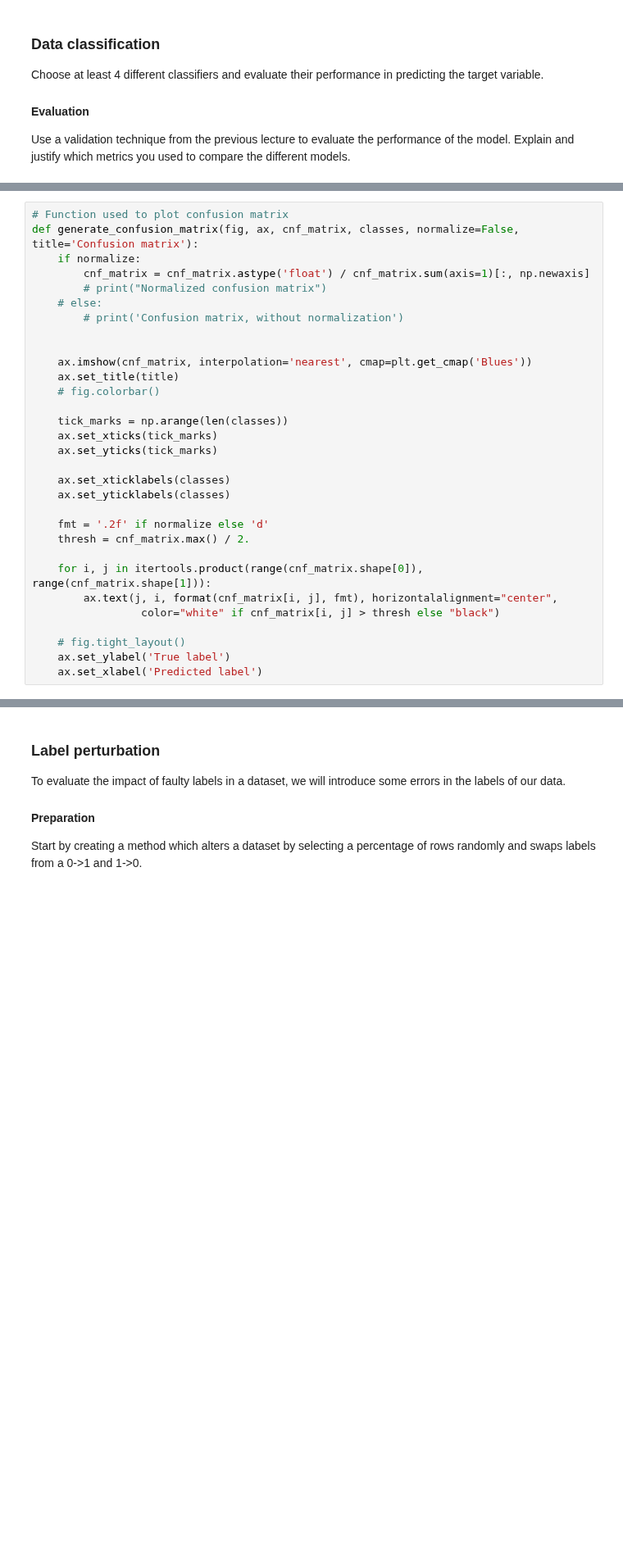
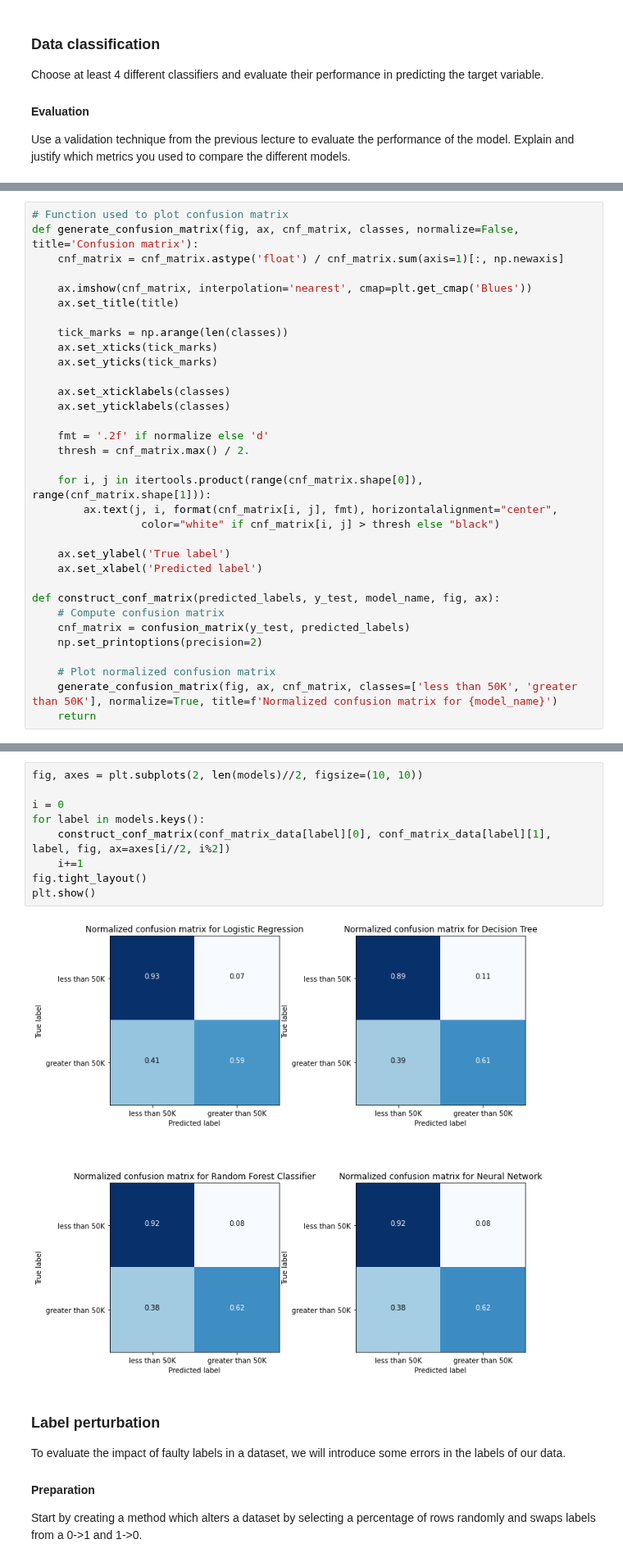
Before and after one commit to tamarvooijs/Applied-Machine-Learning, a Jupyter notebook: Week5/Assignment5_part1.ipynb, the cells around one changed output, grey strips where cells are left out. Shown at 82% size. Cells and saved outputs as stored; diff of their text form; blank space fills up the shorter version.

Commit message:
Finished model evaluations

```diff
--- a/Week5/Assignment5_part1.ipynb
+++ b/Week5/Assignment5_part1.ipynb
@@ -301,16 +417,10 @@ ct = ColumnTransformer(steps)
 # %%
 # Function used to plot confusion matrix
 def generate_confusion_matrix(fig, ax, cnf_matrix, classes, normalize=False, title='Confusion matrix'):
-    if normalize:
-        cnf_matrix = cnf_matrix.astype('float') / cnf_matrix.sum(axis=1)[:, np.newaxis]
-        # print("Normalized confusion matrix")
-    # else:
-        # print('Confusion matrix, without normalization')
-
+    cnf_matrix = cnf_matrix.astype('float') / cnf_matrix.sum(axis=1)[:, np.newaxis]
 
     ax.imshow(cnf_matrix, interpolation='nearest', cmap=plt.get_cmap('Blues'))
     ax.set_title(title)
-    # fig.colorbar()
 
     tick_marks = np.arange(len(classes))
     ax.set_xticks(tick_marks)
@@ -326,6 +436,14 @@ def generate_confusion_matrix(fig, ax, cnf_matrix, classes, normalize=False, tit
         ax.text(j, i, format(cnf_matrix[i, j], fmt), horizontalalignment="center",
                  color="white" if cnf_matrix[i, j] > thresh else "black")
 
-    # fig.tight_layout()
     ax.set_ylabel('True label')
     ax.set_xlabel('Predicted label')
+
+def construct_conf_matrix(predicted_labels, y_test, model_name, fig, ax):
+    # Compute confusion matrix
+    cnf_matrix = confusion_matrix(y_test, predicted_labels)
+    np.set_printoptions(precision=2)
+
+    # Plot normalized confusion matrix
+    generate_confusion_matrix(fig, ax, cnf_matrix, classes=['less than 50K', 'greater than 50K'], normalize=True, title=f'Normalized confusion matrix for {model_name}')
+    return
@@ -425,3 +456,14 @@ Finished with k=5/5 evaluation
+# %%
+fig, axes = plt.subplots(2, len(models)//2, figsize=(10, 10))
+
+i = 0
+for label in models.keys():
+    construct_conf_matrix(conf_matrix_data[label][0], conf_matrix_data[label][1], label, fig, ax=axes[i//2, i%2])
+    i+=1
+fig.tight_layout()
+plt.show()
+# %% [output]
+[figure, added]
 # %% [markdown]
 ### Label perturbation
 To evaluate the impact of faulty labels in a dataset, we will introduce some errors in the labels of our data.
```
Also changed, not shown: parts of 14 cells of this notebook.
